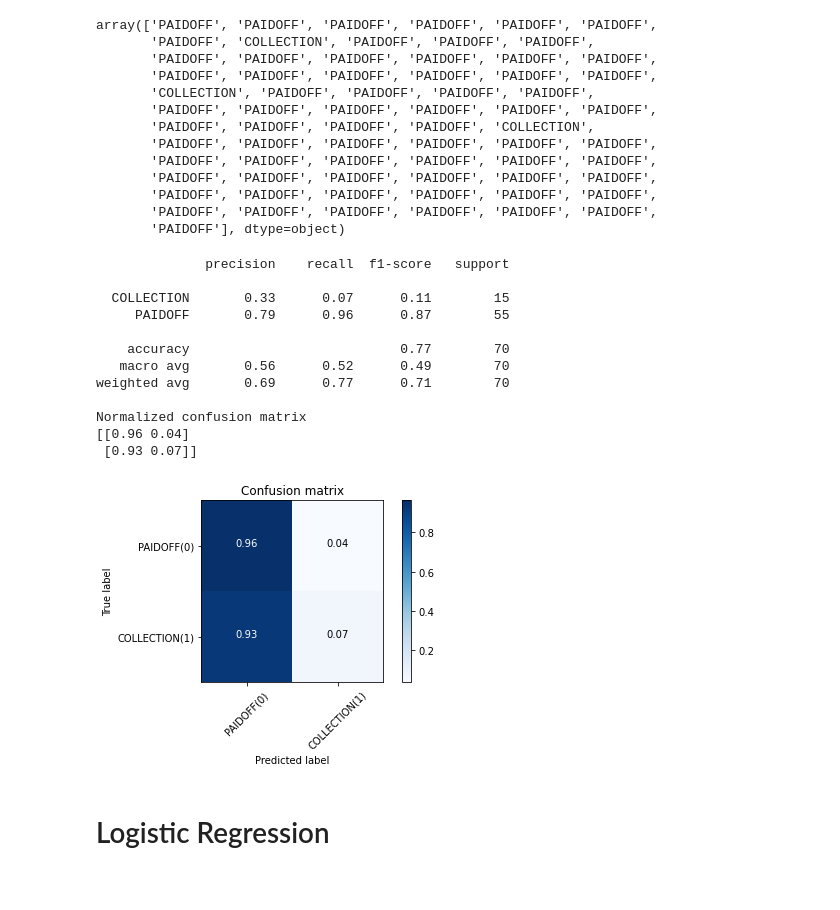
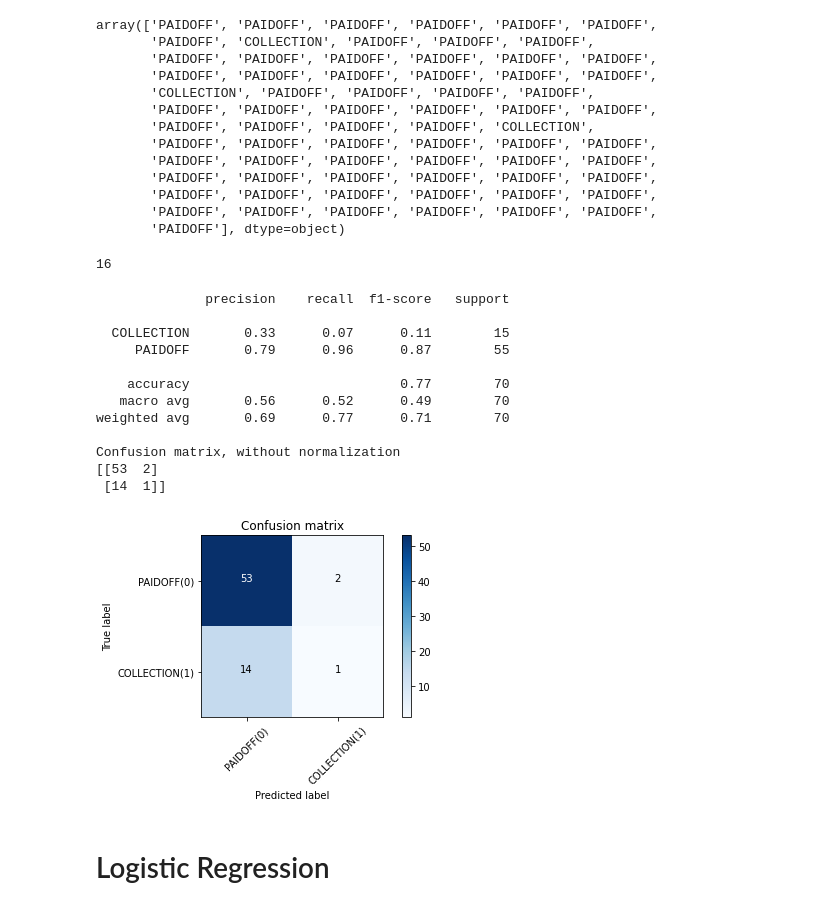
Before and after one commit to zendegani/LoanDefaultPrediction, a Jupyter notebook: Loan Default Prediction.ipynb, the cells around one changed output. Drawn from its saved outputs; the diff is of its cells as text; code cells hidden in the pictures.

```diff
--- a/Loan Default Prediction.ipynb
+++ b/Loan Default Prediction.ipynb
@@ -350,7 +325,7 @@ from sklearn.metrics import log_loss
 # %%
 def score(y_test, yhat, key='PAIDOFF'):
     """ Calc score with three different metric, i.e. f1_score, jaccard, log_loss"""
-    score_jaccard = jaccard_score(y_test==key, yhat)
+    score_jaccard = jaccard_score(y_test, yhat, pos_label=key)
     score_f1 = f1_score(y_test, yhat, average='weighted')
     score_log_loss = log_loss(y_test==key, yhat==key)
     return [score_jaccard,score_f1,score_log_loss]
@@ -518,32 +539,36 @@ array(['PAIDOFF', 'PAIDOFF', 'PAIDOFF', 'PAIDOFF', 'PAIDOFF', 'PAIDOFF',
        'PAIDOFF', 'PAIDOFF', 'PAIDOFF', 'PAIDOFF', 'PAIDOFF', 'PAIDOFF',
        'PAIDOFF', 'PAIDOFF', 'PAIDOFF', 'PAIDOFF', 'PAIDOFF', 'PAIDOFF',
        'PAIDOFF'], dtype=object)
+# %%
+(y_test!=yhat).sum()
+# %% [output]
+16
 # %%
 # Compute confusion matrix
-labels=[0,1]
+# labels=[0,1]
 labels=['PAIDOFF','COLLECTION']
 cnf_matrix = confusion_matrix(y_test, yhat, labels=labels)
 np.set_printoptions(precision=2)
 
 print (classification_report(y_test, yhat))
 
 # Plot non-normalized confusion matrix
 plt.figure()
-plot_confusion_matrix(cnf_matrix, classes=['PAIDOFF(0)','COLLECTION(1)'],normalize= True,  title='Confusion matrix')
+plot_confusion_matrix(cnf_matrix, classes=['PAIDOFF(0)','COLLECTION(1)'],normalize= False,  title='Confusion matrix')
 # %% [output]
               precision    recall  f1-score   support
 
   COLLECTION       0.33      0.07      0.11        15
      PAIDOFF       0.79      0.96      0.87        55
 
     accuracy                           0.77        70
    macro avg       0.56      0.52      0.49        70
 weighted avg       0.69      0.77      0.71        70
 
-Normalized confusion matrix
-[[0.96 0.04]
- [0.93 0.07]]
+Confusion matrix, without normalization
+[[53  2]
+ [14  1]]
-[figure, old version]
+[figure, new version]
 # %% [markdown]
 # Logistic Regression
 # %%
```
Also changed, not shown: parts of 20 cells of this notebook, 1 other file.
